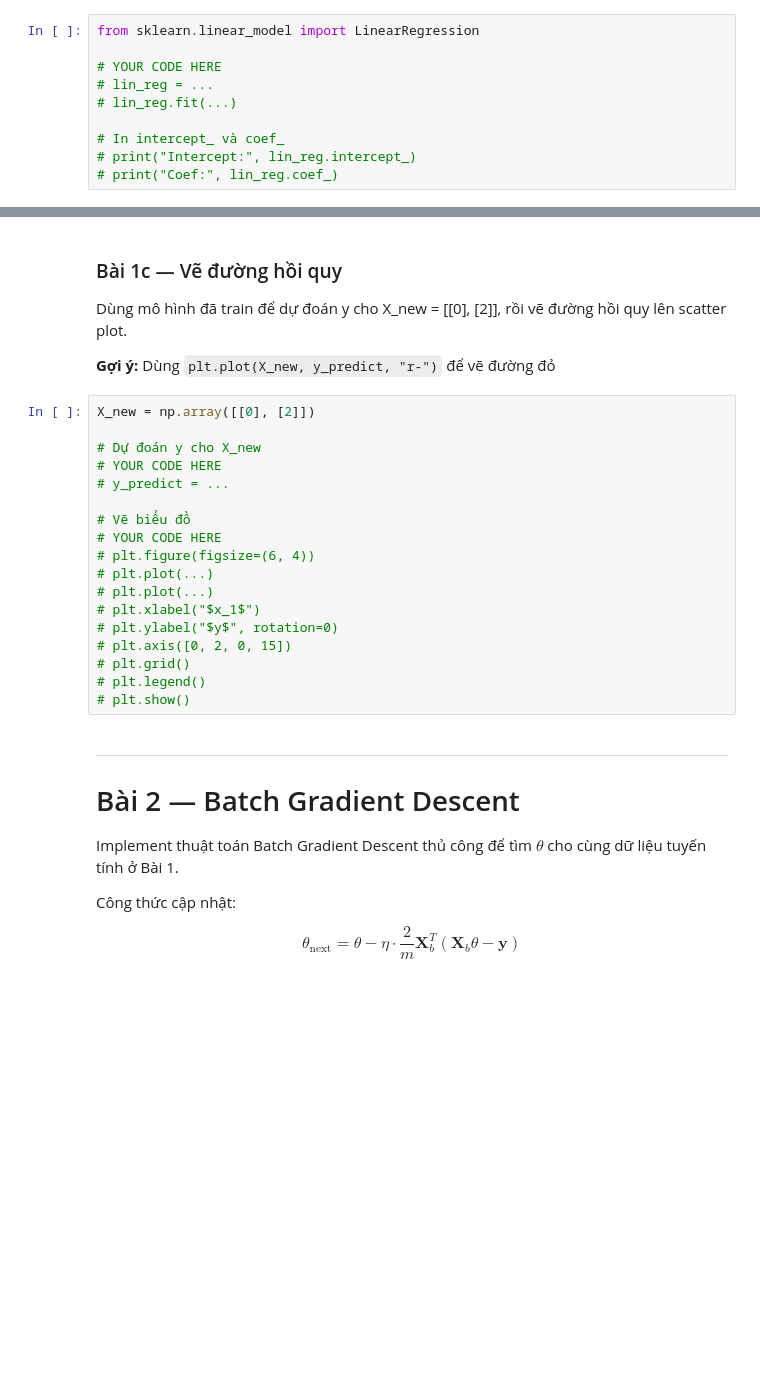
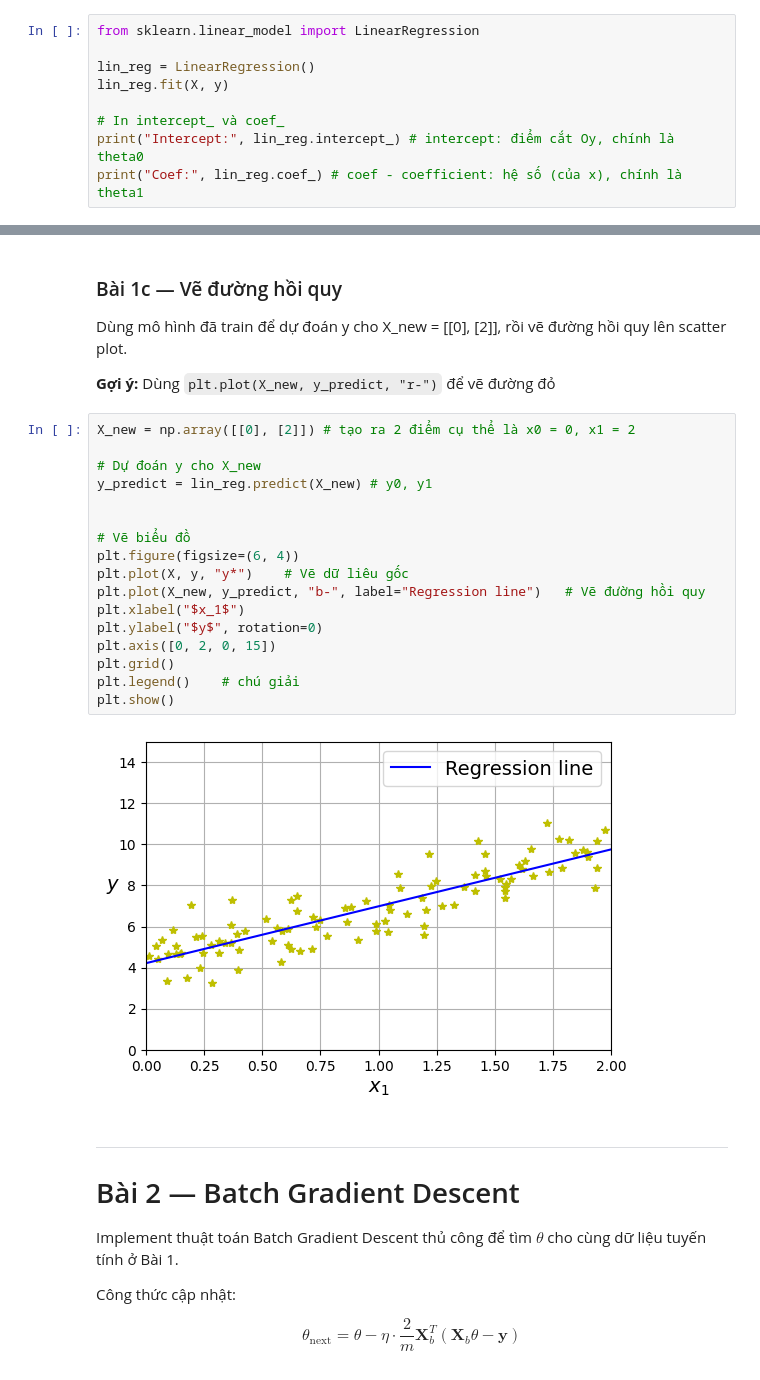
Before and after one commit to ttmling/HIT_AI-DATA, a Jupyter notebook: Practice_Regression_Exercises.ipynb, the cells around one changed output, grey strips where cells are left out. Cells and saved outputs as stored; diff of their text form; blank space fills up the shorter version.

```diff
--- a/Practice_Regression_Exercises.ipynb
+++ b/Practice_Regression_Exercises.ipynb
@@ -83,10 +91,9 @@ Dùng `LinearRegression` từ sklearn để fit cùng dữ liệu, rồi so sán
 # %%
 from sklearn.linear_model import LinearRegression
 
-# YOUR CODE HERE
-# lin_reg = ...
-# lin_reg.fit(...)
+lin_reg = LinearRegression()
+lin_reg.fit(X, y)
 
 # In intercept_ và coef_
-# print("Intercept:", lin_reg.intercept_)
-# print("Coef:", lin_reg.coef_)
+print("Intercept:", lin_reg.intercept_) # intercept: điểm cắt Oy, chính là theta0
+print("Coef:", lin_reg.coef_) # coef - coefficient: hệ số (của x), chính là theta1
@@ -97,23 +107,24 @@ Dùng mô hình đã train để dự đoán y cho X_new = [[0], [2]], rồi v
 
 **Gợi ý:** Dùng `plt.plot(X_new, y_predict, "r-")` để vẽ đường đỏ
 # %%
-X_new = np.array([[0], [2]])
+X_new = np.array([[0], [2]]) # tạo ra 2 điểm cụ thể là x0 = 0, x1 = 2
 
 # Dự đoán y cho X_new
-# YOUR CODE HERE
-# y_predict = ...
+y_predict = lin_reg.predict(X_new) # y0, y1
+
 
 # Vẽ biểu đồ
-# YOUR CODE HERE
-# plt.figure(figsize=(6, 4))
-# plt.plot(...)
-# plt.plot(...)
-# plt.xlabel("$x_1$")
-# plt.ylabel("$y$", rotation=0)
-# plt.axis([0, 2, 0, 15])
-# plt.grid()
-# plt.legend()
-# plt.show()
+plt.figure(figsize=(6, 4))
+plt.plot(X, y, "y*")    # Vẽ dữ liêu gốc
+plt.plot(X_new, y_predict, "b-", label="Regression line")   # Vẽ đường hồi quy
+plt.xlabel("$x_1$")
+plt.ylabel("$y$", rotation=0)
+plt.axis([0, 2, 0, 15])
+plt.grid()
+plt.legend()    # chú giải
+plt.show()
+# %% [output]
+[figure, added]
 # %% [markdown]
 ---
 # Bài 2 — Batch Gradient Descent
```
Also changed, not shown: parts of 5 cells of this notebook.
